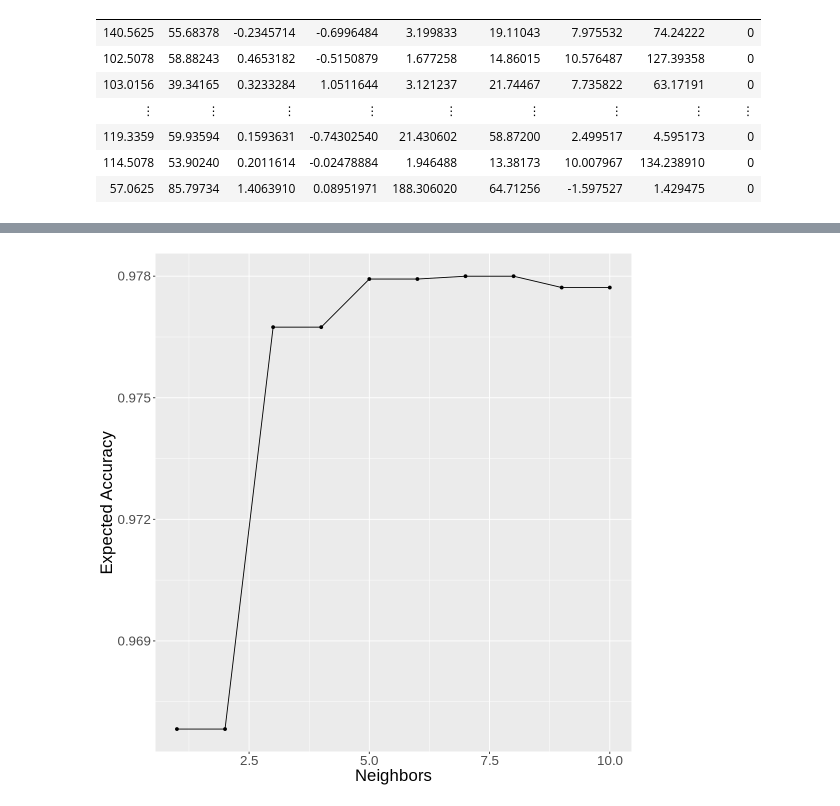
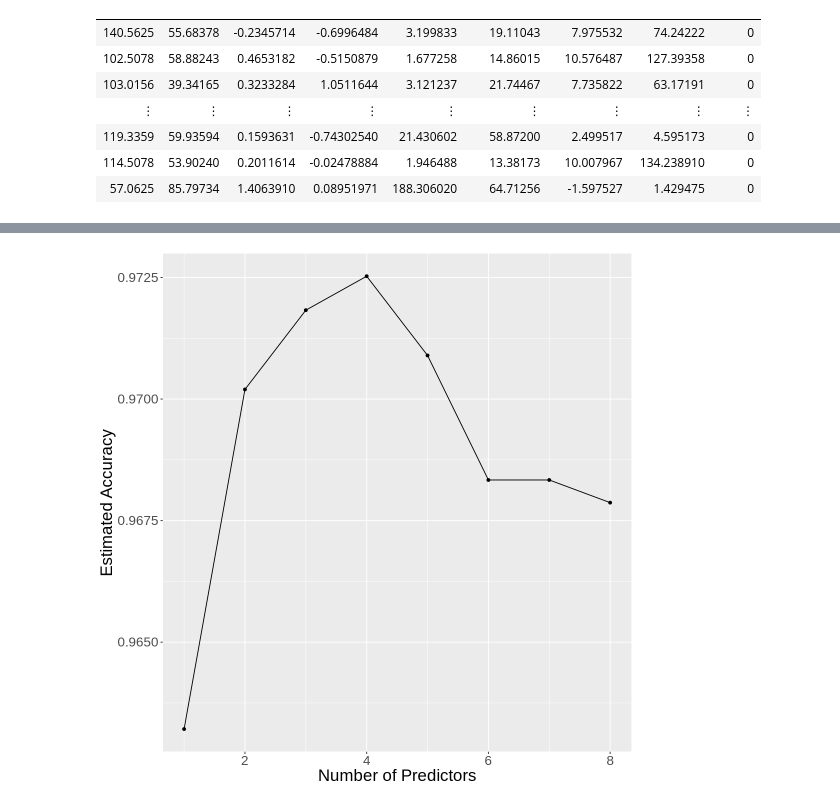
Before and after one commit to ONIGIRIIII/DSCI-100-GROUP-PROJECT, a Jupyter notebook: Project.ipynb, the cells around one changed output, grey strips where cells are left out. Drawn from its saved outputs; the diff is of its cells as text; code cells hidden in the pictures.

```diff
--- a/Project.ipynb
+++ b/Project.ipynb
@@ -109,0 +80,6 @@ A tibble: 10 × 7
+# %%
+# training data is too large for forward selection so we use a smaller subset called pulsar_small_train
+set.seed(4)
+pulsar_train_split <- initial_split(pulsar_train, prop = 0.3, strata = CLASS)
+pulsar_small_train <- training(pulsar_train_split)
+pulsar_validation <- testing(pulsar_train_split)
@@ -110,9 +178,10 @@ A tibble: 10 × 7
 # %%
-K_graph <- ggplot(pulsar_fit, aes(x = neighbors, y = mean)) +
-            geom_point() +
-            geom_line() +
-            labs(x = "Neighbors", y = "Expected Accuracy") +
-            theme(text = element_text(size = 20))
-K_graph
+options(repr.plot.height = 9, repr.plot.width = 9)
+accuracies_plot <- ggplot(accuracies, aes(x = size, y = accuracy)) +
+                    geom_point() +
+                    geom_line() +
+                    labs(x = "Number of Predictors", y = "Estimated Accuracy") +
+                    theme(text = element_text(size = 20))
+accuracies_plot
 # %% [output]
-[figure, old version]
+[figure, new version]
```
Also changed, not shown: parts of 18 cells of this notebook.
